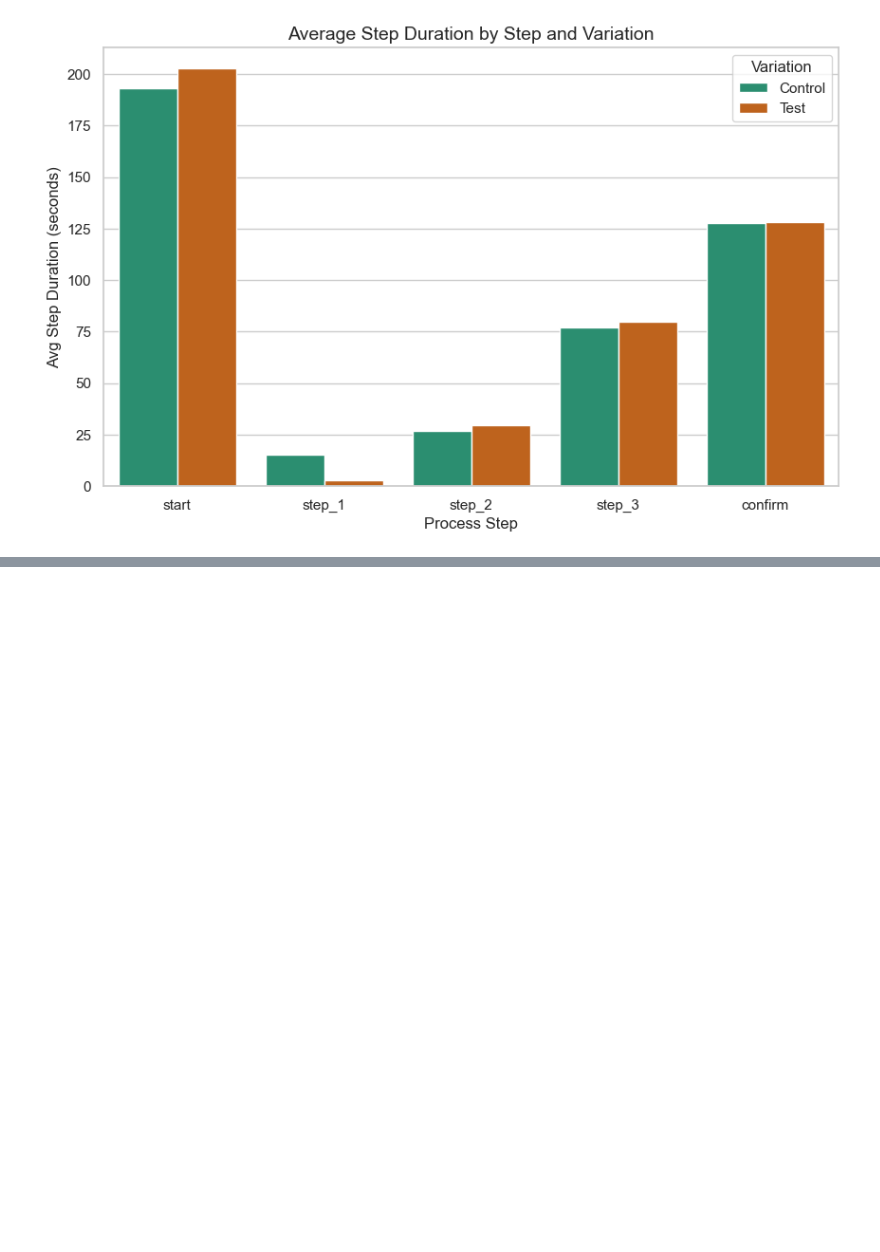
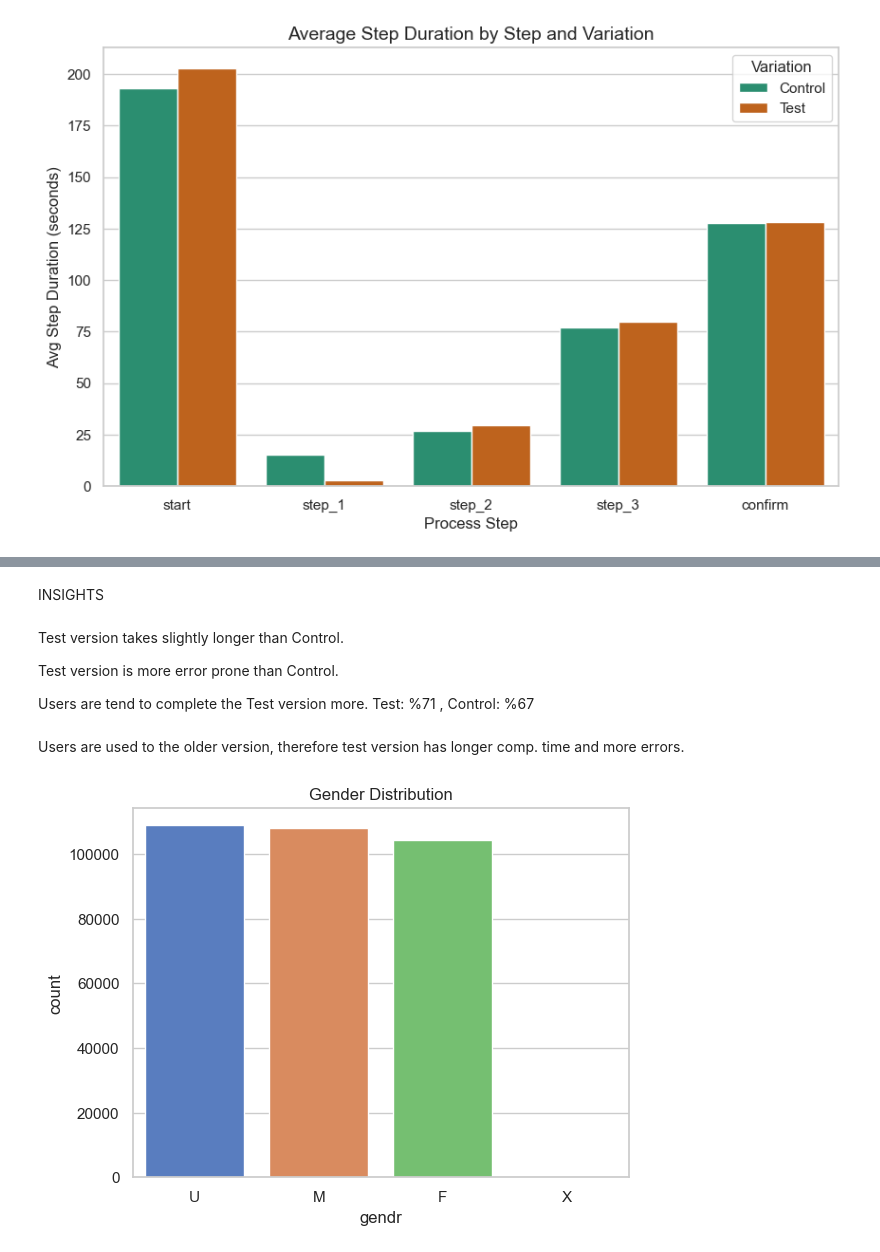
Before and after one commit to lewisdeanclark/vanguard-project, a Jupyter notebook: Week5-Project-Data Cleaning_Updated.ipynb, the cells around one changed output, grey strips where cells are left out. Drawn from its saved outputs; the diff is of its cells as text; code cells hidden in the pictures; blank space fills up the shorter version.

```diff
--- a/Week5-Project-Data Cleaning_Updated.ipynb
+++ b/Week5-Project-Data Cleaning_Updated.ipynb
@@ -571,0 +611,16 @@ plt.show()
+# %% [markdown]
+INSIGHTS
+# %% [markdown]
+Test version takes slightly longer than Control.
+
+Test version is more error prone than Control.
+
+Users are tend to complete the Test version more. Test: %71 , Control: %67
+# %% [markdown]
+Users are used to the older version, therefore test version has longer comp. time and more errors.
+# %%
+sns.countplot(data=df_combined, x="gendr")
+plt.title("Gender Distribution")
+plt.show()
+# %% [output]
+[figure, added]
```
Also changed, not shown: parts of 19 cells of this notebook, 4 other files.
